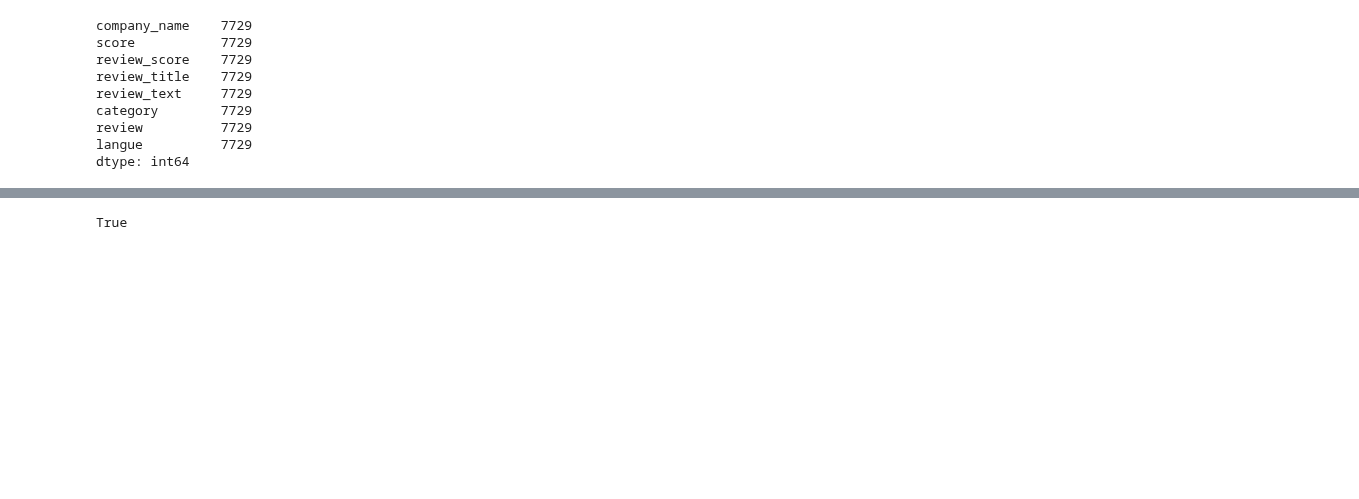
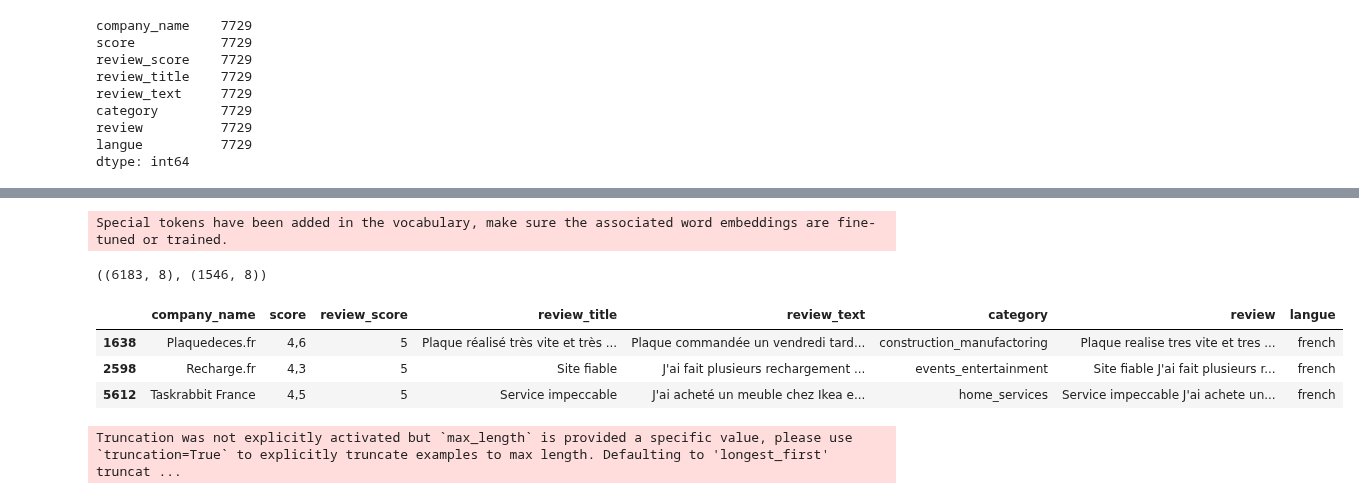
Before and after one commit to Maryam-Dollet/NLP_Project, a Jupyter notebook: supervised_learning_using_BERT.ipynb, the cells around one changed output, grey strips where cells are left out. Saved outputs shown, nothing was run; the diff lists cells and outputs as text; code cells hidden in the pictures; blank space fills up the shorter version.

```diff
--- a/supervised_learning_using_BERT.ipynb
+++ b/supervised_learning_using_BERT.ipynb
@@ -170,4 +171,5 @@ import torch
-# %%
-torch.cuda.is_available()
-# %% [output]
-True
+# %%
+# let's use Cambembert model for French
+tokenizer = CamembertTokenizer.from_pretrained("camembert-base")
+# %% [output]
+Special tokens have been added in the vocabulary, make sure the associated word embeddings are fine-tuned or trained.
@@ -173,0 +181,16 @@ True
+# %%
+# we split the dataset into train and test
+from sklearn.model_selection import train_test_split
+
+train, test = train_test_split(revsample_df_fr, test_size=0.2, random_state=42)
+
+train.shape, test.shape
+# %% [output]
+((6183, 8), (1546, 8))
+# %%
+train.head(3)
+# %% [output]
+|  | company_name | score | review_score | review_title | review_text | category | review | langue |
+| 1638 | Plaquedeces.fr | 4,6 | 5 | Plaque réalisé très vite et très ... | Plaque commandée un vendredi tard... | construction_manufactoring | Plaque realise tres vite et tres ... | french |
+| 2598 | Recharge.fr | 4,3 | 5 | Site fiable | J'ai fait plusieurs rechargement ... | events_entertainment | Site fiable J'ai fait plusieurs r... | french |
+| 5612 | Taskrabbit France | 4,5 | 5 | Service impeccable | J'ai acheté un meuble chez Ikea e... | home_services | Service impeccable J'ai achete un... | french |
@@ -173,0 +208,6 @@ True
+# %%
+# we encode the reviews
+train_encoded = encode_reviews(tokenizer, train["review"].values, max_length)
+test_encoded = encode_reviews(tokenizer, test["review"].values, max_length)
+# %% [output]
+Truncation was not explicitly activated but `max_length` is provided a specific value, please use `truncation=True` to explicitly truncate examples to max length. Defaulting to 'longest_first' truncat ...
```
Also changed, not shown: parts of 15 cells of this notebook.
